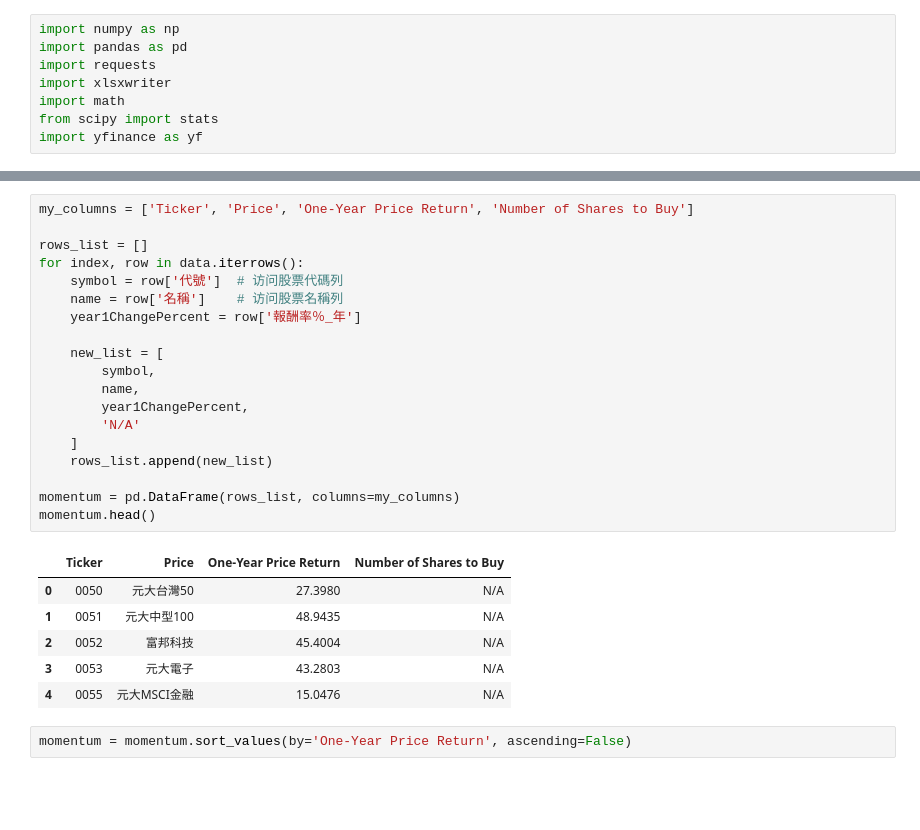
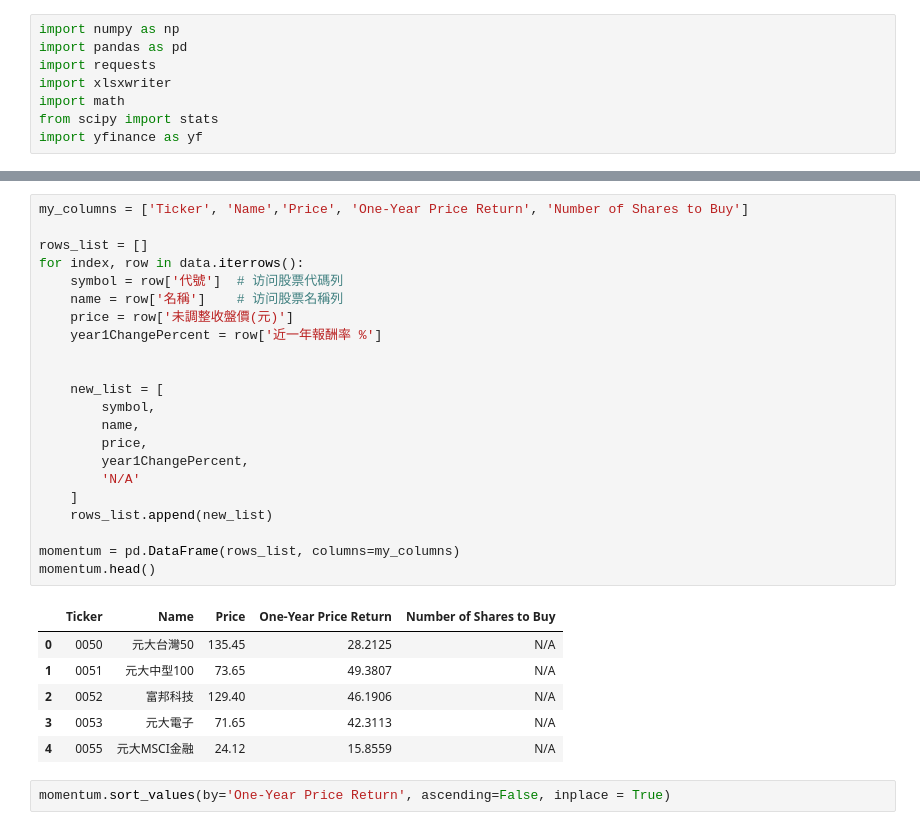
Before and after one commit to EricHuang0310/Equal_Weight_Portfolio, a Jupyter notebook: momentum_strategy/Momentum_strategy.ipynb, the cells around one changed output, grey strips where cells are left out. Cells and saved outputs as stored; diff of their text form; blank space fills up the shorter version.

```diff
--- a/momentum_strategy/Momentum_strategy.ipynb
+++ b/momentum_strategy/Momentum_strategy.ipynb
@@ -27,28 +27,31 @@ data
 # %%
-my_columns = ['Ticker', 'Price', 'One-Year Price Return', 'Number of Shares to Buy']
+my_columns = ['Ticker', 'Name','Price', 'One-Year Price Return', 'Number of Shares to Buy']
 
 rows_list = []
 for index, row in data.iterrows():
     symbol = row['代號']  # 访问股票代碼列
     name = row['名稱']    # 访问股票名稱列
-    year1ChangePercent = row['報酬率％_年']
+    price = row['未調整收盤價(元)']
+    year1ChangePercent = row['近一年報酬率 %']
+
 
     new_list = [
         symbol,
         name,
+        price,
         year1ChangePercent,
         'N/A'
     ]
     rows_list.append(new_list)
 
 momentum = pd.DataFrame(rows_list, columns=my_columns)
 momentum.head()
 # %% [output]
-|  | Ticker | Price | One-Year Price Return | Number of Shares to Buy |
-| 0 | 0050 | 元大台灣50 | 27.3980 | N/A |
-| 1 | 0051 | 元大中型100 | 48.9435 | N/A |
-| 2 | 0052 | 富邦科技 | 45.4004 | N/A |
-| 3 | 0053 | 元大電子 | 43.2803 | N/A |
-| 4 | 0055 | 元大MSCI金融 | 15.0476 | N/A |
+|  | Ticker | Name | Price | One-Year Price Return | Number of Shares to Buy |
+| 0 | 0050 | 元大台灣50 | 135.45 | 28.2125 | N/A |
+| 1 | 0051 | 元大中型100 | 73.65 | 49.3807 | N/A |
+| 2 | 0052 | 富邦科技 | 129.40 | 46.1906 | N/A |
+| 3 | 0053 | 元大電子 | 71.65 | 42.3113 | N/A |
+| 4 | 0055 | 元大MSCI金融 | 24.12 | 15.8559 | N/A |
 # %%
-momentum = momentum.sort_values(by='One-Year Price Return', ascending=False)
+momentum.sort_values(by='One-Year Price Return', ascending=False, inplace = True)
```
Also changed, not shown: parts of 7 cells of this notebook, 2 other files.
